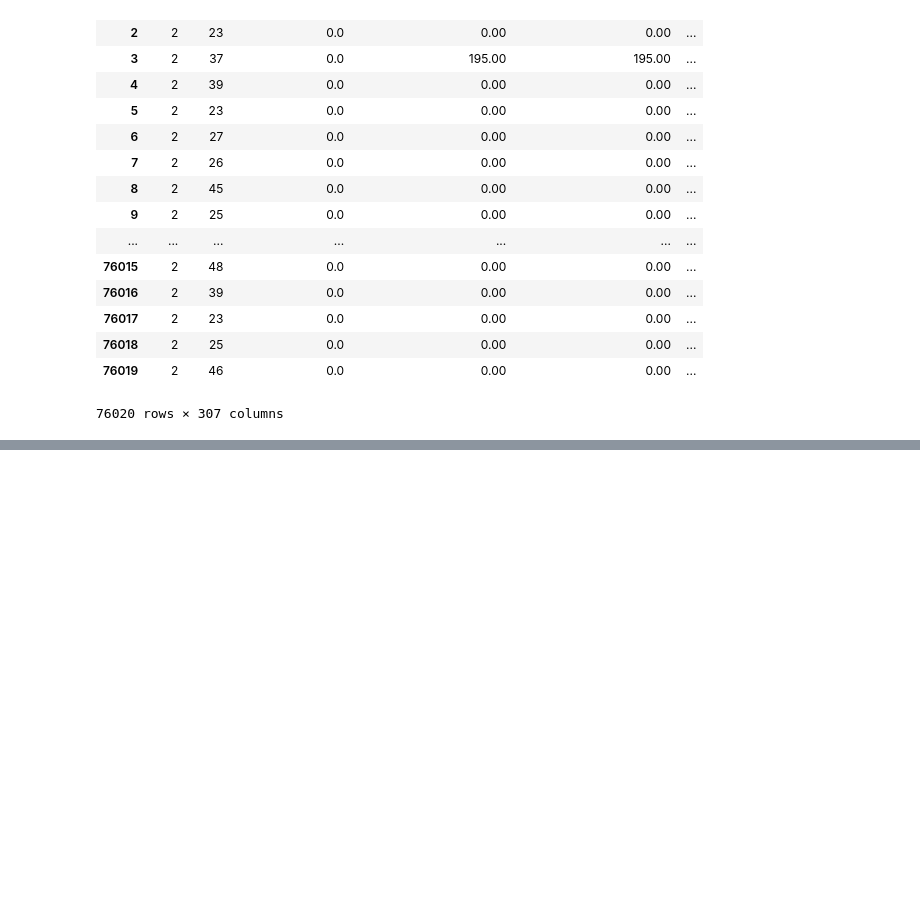
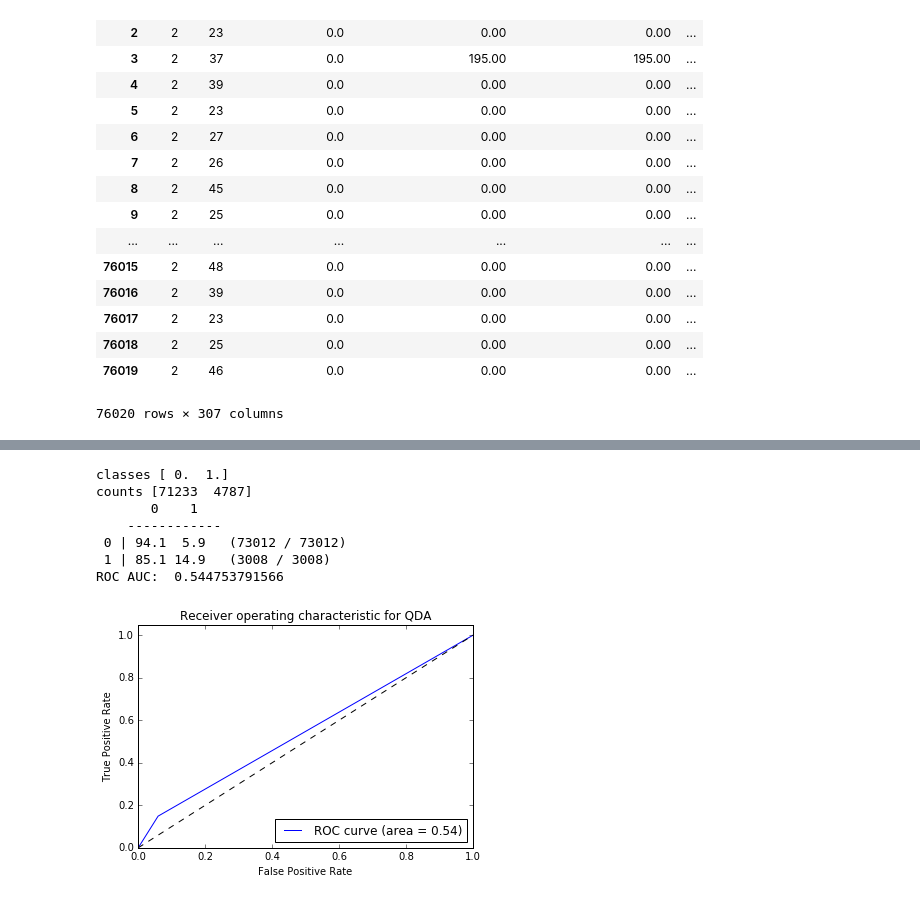
Before and after one commit to itorain/Customer-Satisfaction, a Jupyter notebook: main.ipynb, the cells around one changed output, grey strips where cells are left out. Cells and saved outputs as stored; diff of their text form; code cells hidden in the pictures; blank space fills up the shorter version.

```diff
--- a/main.ipynb
+++ b/main.ipynb
@@ -171,0 +205,14 @@ array([[  6.92351942e-01,   3.07648058e-01,   7.30120000e+04,
+# %%
+qda = ql.QDA()
+qda.train(train_data, Targets)
+pc, prob, d = qda.use(train_data)
+showResults(pc, Targets, "QDA")
+# %% [output]
+classes [ 0.  1.]
+counts [71233  4787]
+       0    1
+    ------------
+ 0 | 94.1  5.9   (73012 / 73012)
+ 1 | 85.1 14.9   (3008 / 3008)
+ROC AUC:  0.544753791566
+[figure, added]
```
Also changed, not shown: parts of 32 cells of this notebook, 1 other file.
